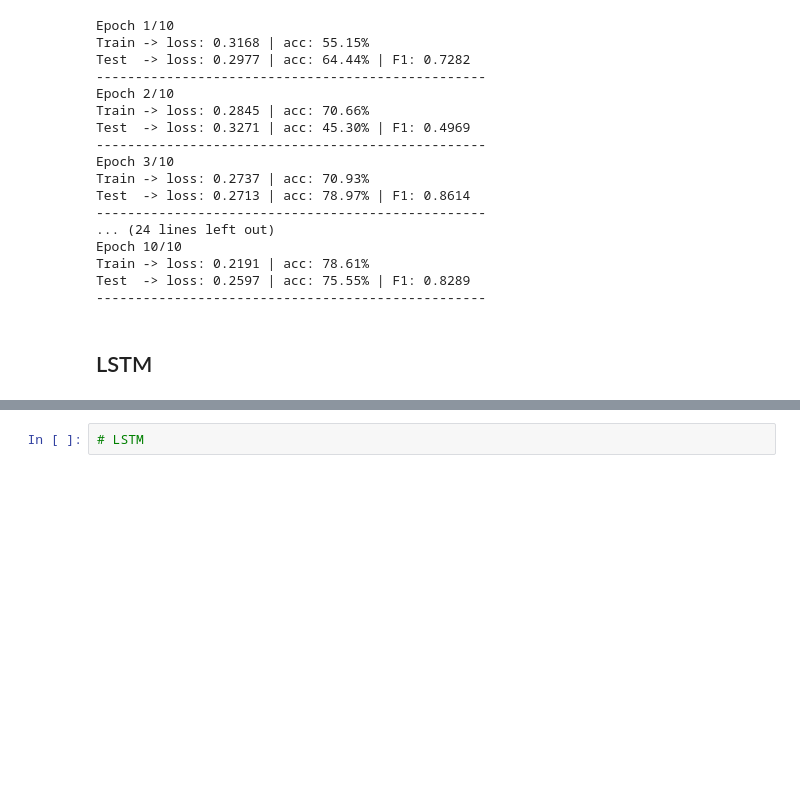
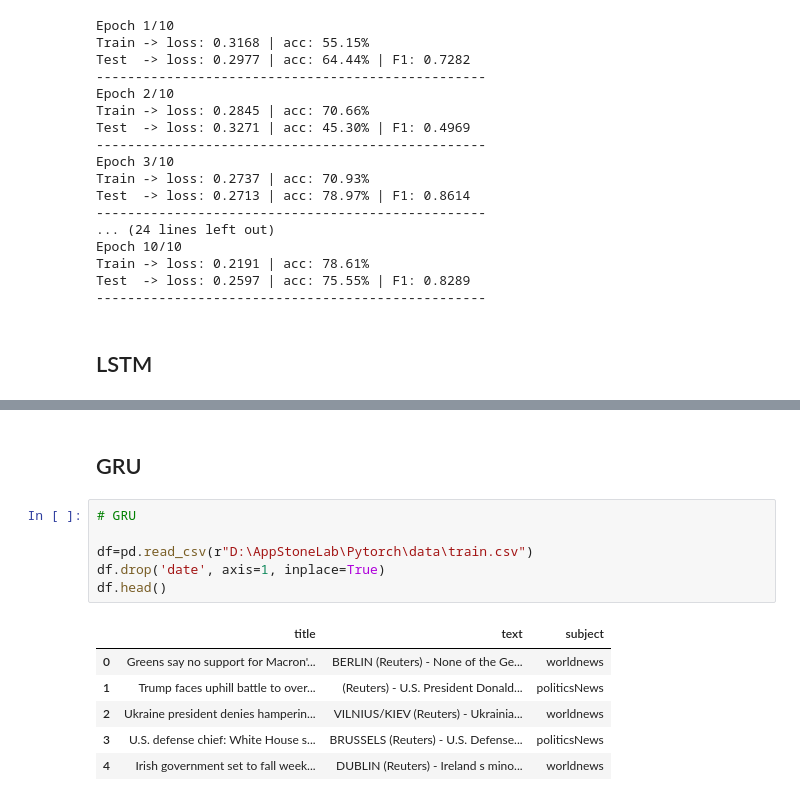
Before and after one commit to swayam279/AppStoneLab-AI-Intern, a Jupyter notebook: Pytorch/pytorch.ipynb, the cells around one changed output, grey strips where cells are left out. Cells and saved outputs as stored; diff of their text form; blank space fills up the shorter version.

```diff
--- a/Pytorch/pytorch.ipynb
+++ b/Pytorch/pytorch.ipynb
@@ -1271,2 +1749,15 @@ Test  -> loss: 0.2597 | acc: 75.55% | F1: 0.8289
+# %% [markdown]
+## GRU
 # %%
-# LSTM
+# GRU
+
+df=pd.read_csv(r"D:\AppStoneLab\Pytorch\data\train.csv")
+df.drop('date', axis=1, inplace=True)
+df.head()
+# %% [output]
+|  | title | text | subject |
+| 0 | Greens say no support for Macron'... | BERLIN (Reuters) - None of the Ge... | worldnews |
+| 1 | Trump faces uphill battle to over... | (Reuters) - U.S. President Donald... | politicsNews |
+| 2 | Ukraine president denies hamperin... | VILNIUS/KIEV (Reuters) - Ukrainia... | worldnews |
+| 3 | U.S. defense chief: White House s... | BRUSSELS (Reuters) - U.S. Defense... | politicsNews |
+| 4 | Irish government set to fall week... | DUBLIN (Reuters) - Ireland s mino... | worldnews |
```
Also changed, not shown: parts of 40 cells of this notebook.
